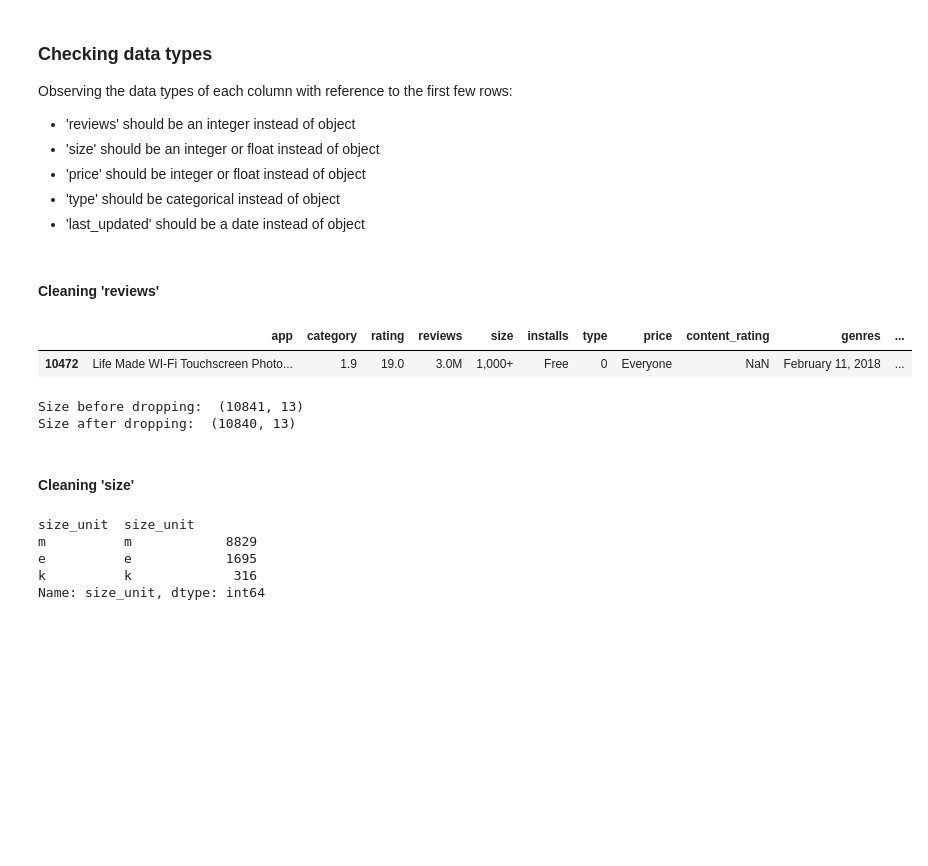
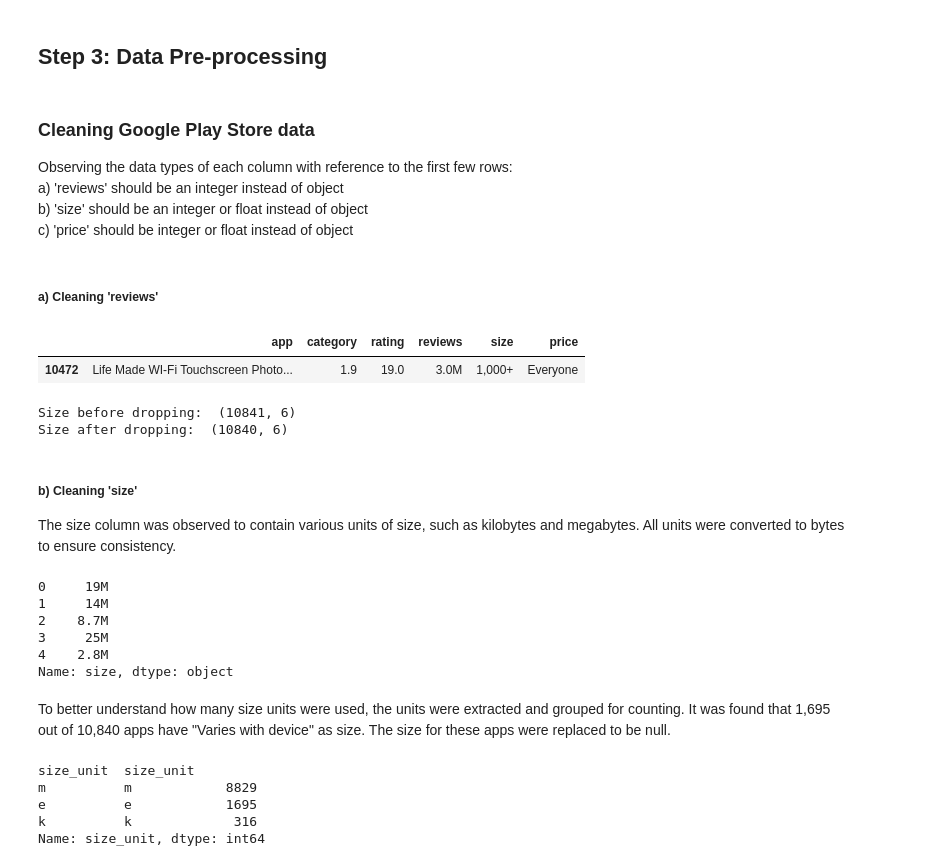
Before and after one commit to andrewyewcy/portfolio, a Jupyter notebook: App Store Case Study/App Store Case Study - Permutation Test.ipynb, the cells around one changed output. Cells and saved outputs as stored; diff of their text form; code cells hidden in the pictures; blank space fills up the shorter version.

```diff
--- a/App Store Case Study/App Store Case Study - Permutation Test.ipynb
+++ b/App Store Case Study/App Store Case Study - Permutation Test.ipynb
@@ -17,6 +40,14 @@ https://www.kaggle.com/datasets/lava18/google-play-store-apps
 # %%
-#import and cleaning data
 google = "data/googleplaystore.csv"
 df = pd.read_csv(google)
-df.head(2)
+
+# tidying dataframe columns to ensure consistent capitalization and no spaces or non-alphabet characters
+old_columns = pd.DataFrame(list(df.columns),columns = ["old"])
+old_columns['new']= old_columns.old.str.replace('[^\w\s]','',regex = True).str.replace(' ','_').str.lower()
+df.rename(columns = dict(zip(old_columns.old,old_columns.new)), inplace =True)
+
+# Comparing with the Apple App Store data,
+# only the below columns found to be useful and the rest were dropped.
+google_df = df[['app','category','rating','reviews','size','price']]
+google_df.info()
 # %% [output]
@@ -59,30 +96,31 @@ memory usage: 1.1+ MB
+# %% [markdown]
+## Step 3: Data Pre-processing
 # %% [markdown]
-### Checking data types
+### Cleaning Google Play Store data
 Observing the data types of each column with reference to the first few rows:
-- 'reviews' should be an integer instead of object
-- 'size' should be an integer or float instead of object
-- 'price' should be integer or float instead of object
-- 'type' should be categorical instead of object
-- 'last_updated' should be a date instead of object
+a) 'reviews' should be an integer instead of object
+b) 'size' should be an integer or float instead of object
+c) 'price' should be integer or float instead of object
 # %% [markdown]
-#### Cleaning 'reviews'
+##### a) Cleaning 'reviews'
 # %%
 # Filtering all rows where review is not a number
-df.loc[df.reviews.str.isnumeric()==False]
+google_df.loc[google_df.reviews.str.isnumeric()==False]
 # %% [output]
-|  | app | category | rating | reviews | size | installs | type | price | content_rating | genres | ... |
-| 10472 | Life Made WI-Fi Touchscreen Photo... | 1.9 | 19.0 | 3.0M | 1,000+ | Free | 0 | Everyone | NaN | February 11, 2018 | ... |
+|  | app | category | rating | reviews | size | price |
+| 10472 | Life Made WI-Fi Touchscreen Photo... | 1.9 | 19.0 | 3.0M | 1,000+ | Everyone |
 # %%
-# upon closer inspection, row's data does not make sense
-print("Size before dropping: ", df.shape)
-df.drop(df.loc[df.reviews.str.isnumeric()==False].index, inplace = True)
-df.reset_index(drop = True, inplace = True);
-print("Size after dropping: ", df.shape)
+# upon closer inspection, row's data does not make sense and is therefore dropped
+print("Size before dropping: ", google_df.shape)
+google_df.drop(google_df.loc[google_df.reviews.str.isnumeric()==False].index, inplace = True)
+google_df.reset_index(drop = True, inplace = True);
+print("Size after dropping: ", google_df.shape)
 
 # convert df reviews to integer type
-df.reviews = df.reviews.astype('int64')
+google_df.reviews = google_df.reviews.astype('int64')
 # %% [output]
-Size before dropping:  (10841, 13)
-Size after dropping:  (10840, 13)
+Size before dropping:  (10841, 6)
+Size after dropping:  (10840, 6)
 # %% [markdown]
-#### Cleaning 'size'
+##### b) Cleaning 'size'
+The size column was observed to contain various units of size, such as kilobytes and megabytes. All units were converted to bytes to ensure consistency.
@@ -93 +127,12 @@ df['numbers']= df['size'].str.extract('(\d+)')
+# %%
+google_df['size'].head()
+# %% [output]
+0     19M
+1     14M
+2    8.7M
+3     25M
+4    2.8M
+Name: size, dtype: object
+# %% [markdown]
+To better understand how many size units were used, the units were extracted and grouped for counting. It was found that 1,695 out of 10,840 apps have "Varies with device" as size. The size for these apps were replaced to be null.
 # %%
```
Also changed, not shown: parts of 67 cells of this notebook, 8 other files.
